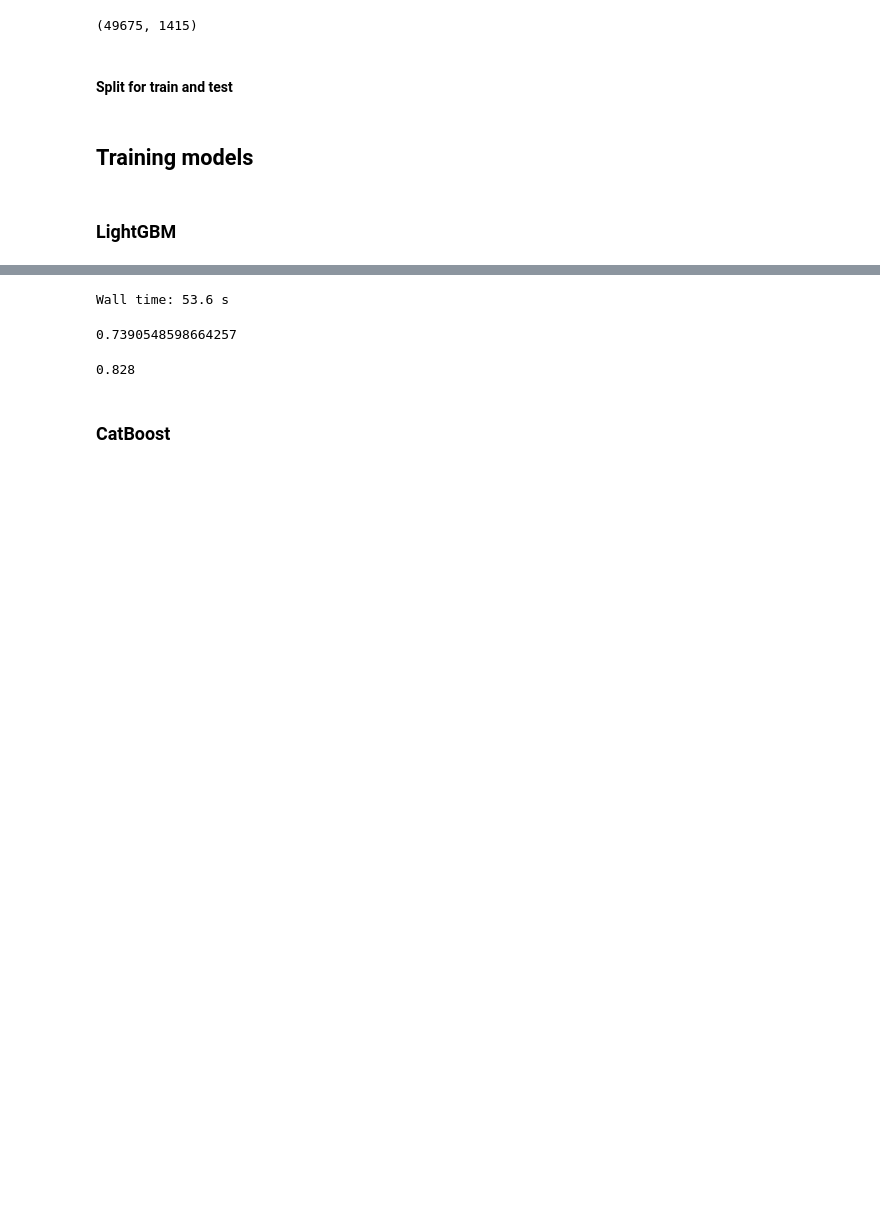
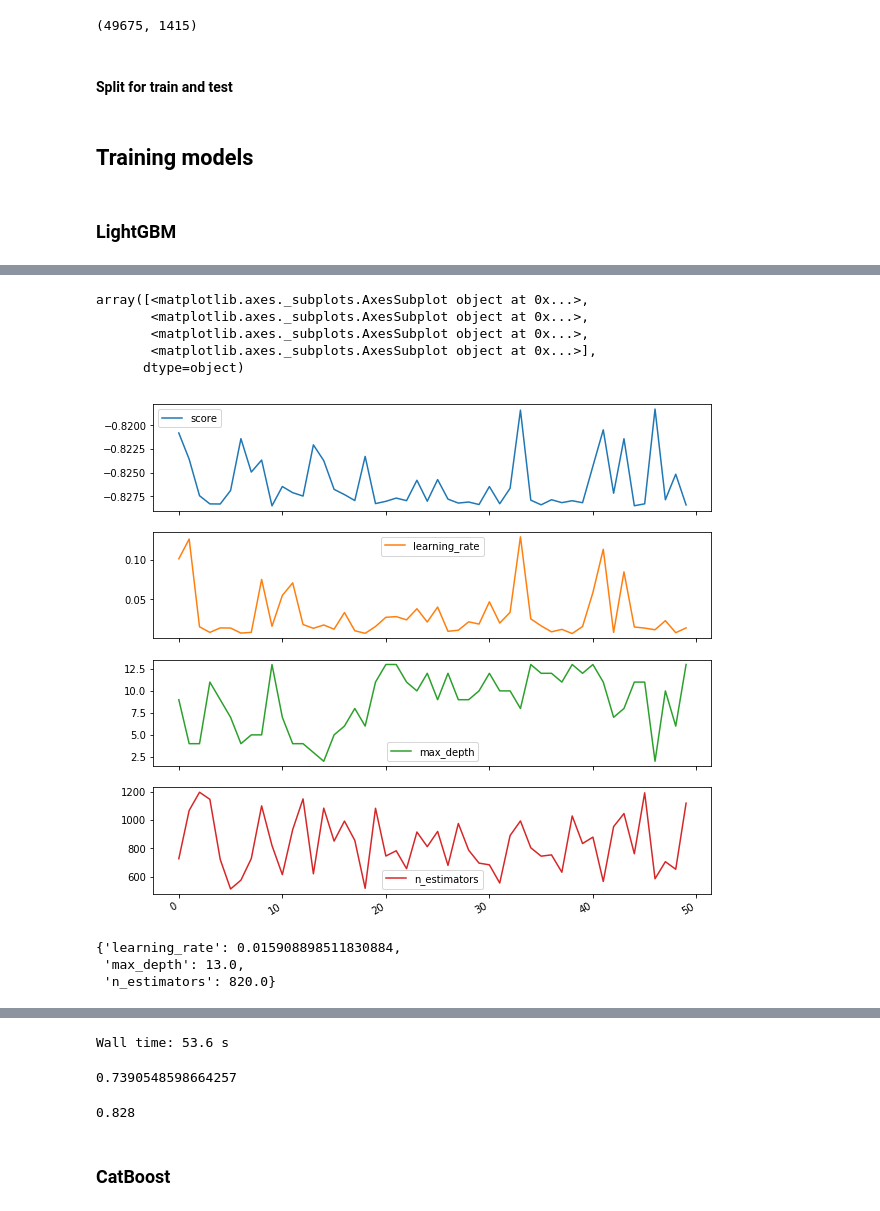
Before and after one commit to Dmitry513/Dota2, a Jupyter notebook: Dota2.ipynb, the cells around one changed output, grey strips where cells are left out. Saved outputs shown, nothing was run; the diff lists cells and outputs as text; code cells hidden in the pictures; blank space fills up the shorter version.

```diff
--- a/Dota2.ipynb
+++ b/Dota2.ipynb
@@ -273,0 +291,20 @@ X_test_eli = df_train_test[split:]
+# %%
+%%time
+
+# possible values of parameters
+space={'n_estimators': hp.quniform('n_estimators', 500, 1200, 1),
+       'max_depth' : hp.quniform('max_depth', 2, 13, 1),
+       'learning_rate': hp.loguniform('learning_rate', -5, -2)
+      }
+
+# trials will contain logging information
+trials = Trials()
+
+
+best=fmin(fn=minimize, # function to optimize
+          space=space,
+          algo=tpe.suggest, # optimization algorithm, hyperotp will select its parameters automatically
+          max_evals=50, # maximum number of iterations
+          trials=trials, # logging
+          rstate=np.random.RandomState(3) # fixing random state for the reproducibility
+         )
@@ -274 +313,23 @@ X_test_eli = df_train_test[split:]
+# %%
+tpe_results=np.array([[x['result']['loss'],
+                      x['misc']['vals']['learning_rate'][0],
+                      x['misc']['vals']['max_depth'][0],
+                      x['misc']['vals']['n_estimators'][0]] for x in trials.trials])
+
+tpe_results_df=pd.DataFrame(tpe_results,
+                           columns=['score', 'learning_rate', 'max_depth', 'n_estimators'])
+tpe_results_df.plot(subplots=True,figsize=(10, 10))
+# %% [output]
+array([<matplotlib.axes._subplots.AxesSubplot object at 0x...>,
+       <matplotlib.axes._subplots.AxesSubplot object at 0x...>,
+       <matplotlib.axes._subplots.AxesSubplot object at 0x...>,
+       <matplotlib.axes._subplots.AxesSubplot object at 0x...>],
+      dtype=object)
+[figure, added]
+# %%
+best
+# %% [output]
+{'learning_rate': 0.015908898511830884,
+ 'max_depth': 13.0,
+ 'n_estimators': 820.0}
 # %%
```
Also changed, not shown: parts of 32 cells of this notebook.
